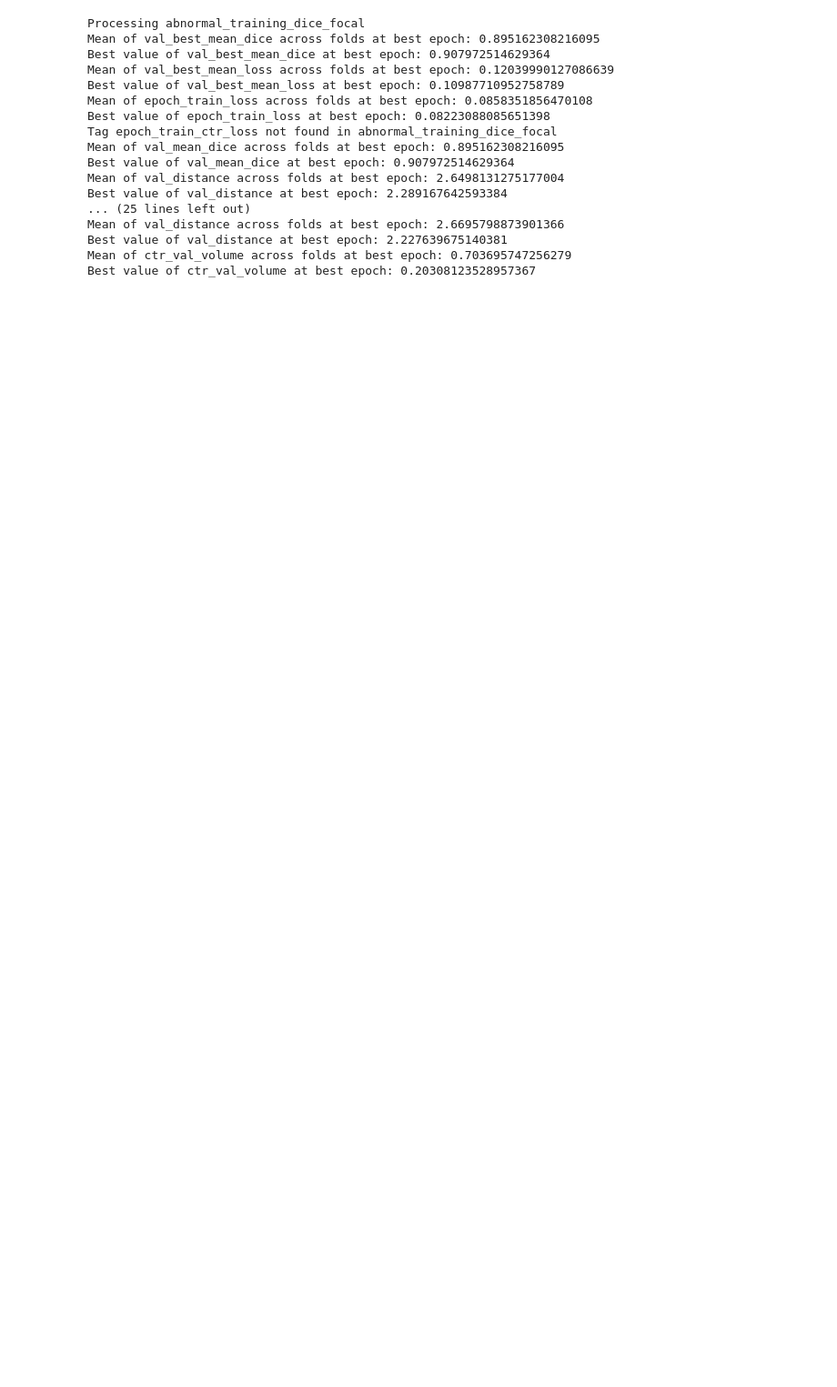
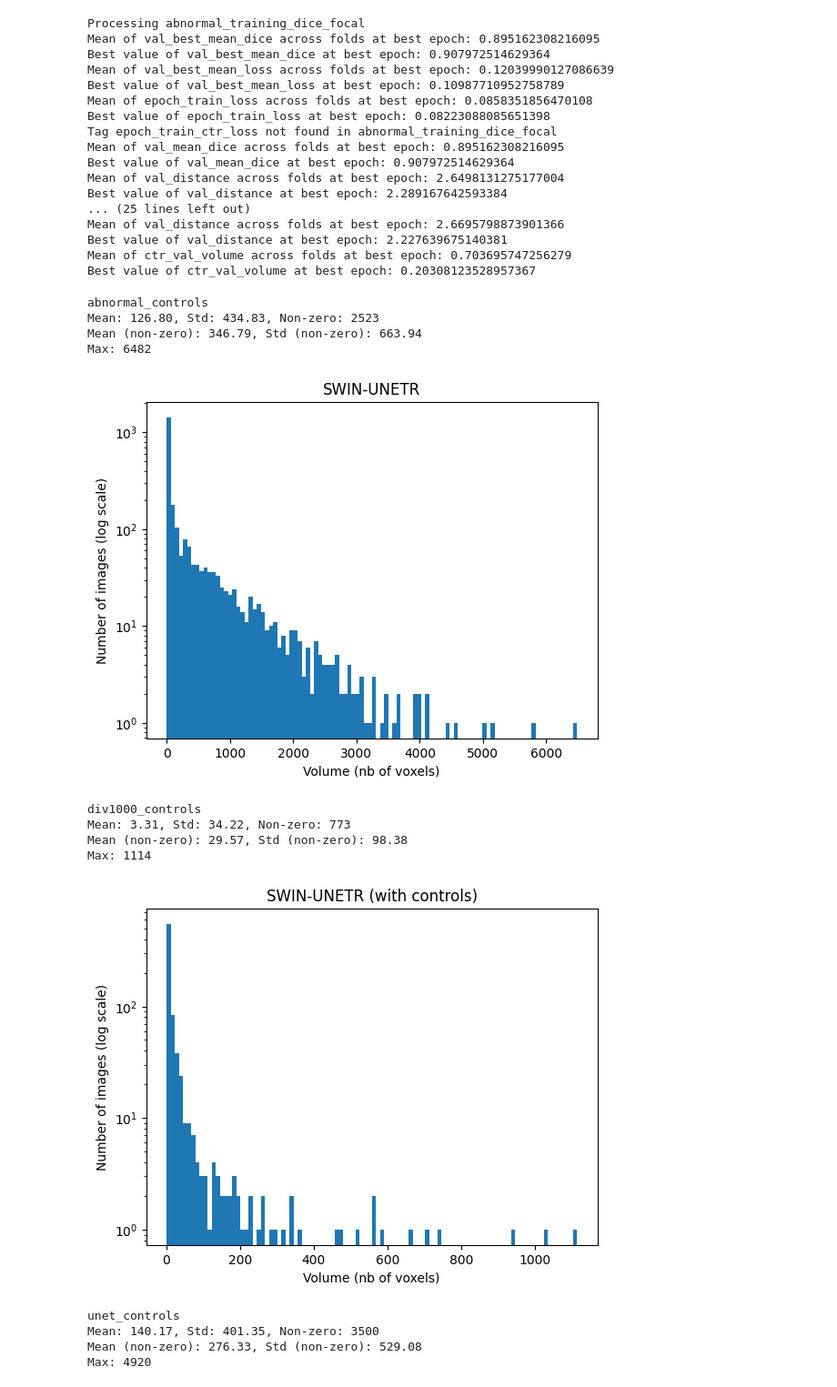
Before and after one commit to chrisfoulon/BCBlib, a Jupyter notebook: bcblib/notebooks/extraction_tensorboard_info.ipynb, the cells around one changed output. Shown at 91% size. Saved outputs shown, nothing was run; the diff lists cells and outputs as text; code cells hidden in the pictures; blank space fills up the shorter version.

Commit message:
tried load of things with umaps

```diff
--- a/bcblib/notebooks/extraction_tensorboard_info.ipynb
+++ b/bcblib/notebooks/extraction_tensorboard_info.ipynb
@@ -312,3 +316,76 @@ Best value of ctr_val_volume at best epoch: 0.20308123528957367
 
 Trained with controls, the best fold of the SWIN-UNETR reaches an average Dice Score of 0.8990 and an average HD of 2.2276 voxels in the second fold (Fold_1). The average Dice Score across the folds is 0.8880, and the average HD is 2.6696 voxels. Without controls (abnormal_training_dice_focal), the best fold reaches an average Dice Score of 0.9079 and an average HD of 2.2892 voxels in the second fold (Fold_1). The average Dice Score across the folds is 0.8952, and the average HD is 2.6498 voxels. The U-Net without augmentation reaches an average Dice Score of 0.8490 and an average HD of 3.7936 voxels in the second fold (Fold_1). The average Dice Score across the folds is 0.8408, and the average HD is 3.9200 voxels.
 """
+# %%
+# load /gamma/Dropbox (GIN)/UCL_Data/unet_controls_vol_dict.json
+from bcblib.tools.general_utils import open_json, save_json
+import json
+
+
+unet_controls_vol_dict = open_json('/gamma/Dropbox (GIN)/UCL_Data/unet_controls_vol_dict.json')
+# create a list of all the values in the dict and save in /gamma/Dropbox (GIN)/UCL_Data/segmentations/unet_controls_vol_list.json
+unet_controls_vol_list = [int(v) for v in unet_controls_vol_dict.values()]
+
+# save the list as a json file but as just numbers separated with \n
+with open('/gamma/Dropbox (GIN)/UCL_Data/segmentations/unet_controls_vol_list.json', 'w') as f:
+    f.write('\n'.join([str(v) for v in unet_controls_vol_list]))
+# %%
+# load all the _vol_list.json files, print the mean, std, number of non-zero and plot the histograms
+import json
+import numpy as np
+import matplotlib.pyplot as plt
+
+correspondance_dict = {
+    'abnormal_controls': 'SWIN-UNETR',
+    'div1000_controls': 'SWIN-UNETR (with controls)',
+    'unet_controls': 'U-Net (no augmentation)'
+}
+
+# load the json files
+values_lists_dict = {}
+for file in Path('/gamma/Dropbox (GIN)/UCL_Data/segmentations').glob('*_vol_list.json'):
+    print(file.name.replace('_vol_list.json', ''))
+    with open(file, 'r') as f:
+        vol_list = [int(line.strip()) for line in f.readlines()]
+    vol_list = np.array(vol_list)
+    values_lists_dict[file.name.replace('_vol_list.json', '')] = vol_list
+    print(f'Mean: {np.mean(vol_list):.2f}, Std: {np.std(vol_list):.2f}, Non-zero: {np.count_nonzero(vol_list)}')
+    # print average voxels over the images with non-zero voxels
+    print(f'Mean (non-zero): {np.mean(vol_list[vol_list != 0]):.2f}, Std (non-zero): {np.std(vol_list[vol_list != 0]):.2f}')
+    # print max
+    print(f'Max: {np.max(vol_list)}')
+    # exclude the 0 values
+    vol_list = vol_list[vol_list != 0]
+    plt.hist(vol_list, bins=100, log=True)
+    # add the legend for the axes
+    plt.xlabel('Volume (nb of voxels)')
+    plt.ylabel('Number of images (log scale)')
+    plt.title(correspondance_dict[file.name.replace('_vol_list.json', '')])
+    # save the plot in /gamma/Dropbox (GIN)/UCL_Data/segmentations/plots (create the folder)
+    os.makedirs('/gamma/Dropbox (GIN)/UCL_Data/segmentations/plots', exist_ok=True)
+    plt.savefig(Path('/gamma/Dropbox (GIN)/UCL_Data/segmentations/plots') / f'{file.name.replace("_vol_list.json", "")}.png')
+    plt.show()
+    plt.close()
+# run a wilcoxon between each pair of lists in values_lists_dict
+from scipy.stats import wilcoxon
+from scipy.stats import ttest_ind
+for key1, key2 in [('abnormal_controls', 'div1000_controls'), ('abnormal_controls', 'unet_controls'), ('div1000_controls', 'unet_controls')]:
+    print(f'Wilcoxon between {key1} and {key2}')
+    print(wilcoxon(values_lists_dict[key1], values_lists_dict[key2]))
+    # run t-test
+    print(ttest_ind(values_lists_dict[key1], values_lists_dict[key2]))
+# %% [output]
+abnormal_controls
+Mean: 126.80, Std: 434.83, Non-zero: 2523
+Mean (non-zero): 346.79, Std (non-zero): 663.94
+Max: 6482
+[figure, added]
+div1000_controls
+Mean: 3.31, Std: 34.22, Non-zero: 773
+Mean (non-zero): 29.57, Std (non-zero): 98.38
+Max: 1114
+[figure, added]
+unet_controls
+Mean: 140.17, Std: 401.35, Non-zero: 3500
+Mean (non-zero): 276.33, Std (non-zero): 529.08
+Max: 4920
```
Also changed, not shown: parts of 11 cells of this notebook, 1 other file.
